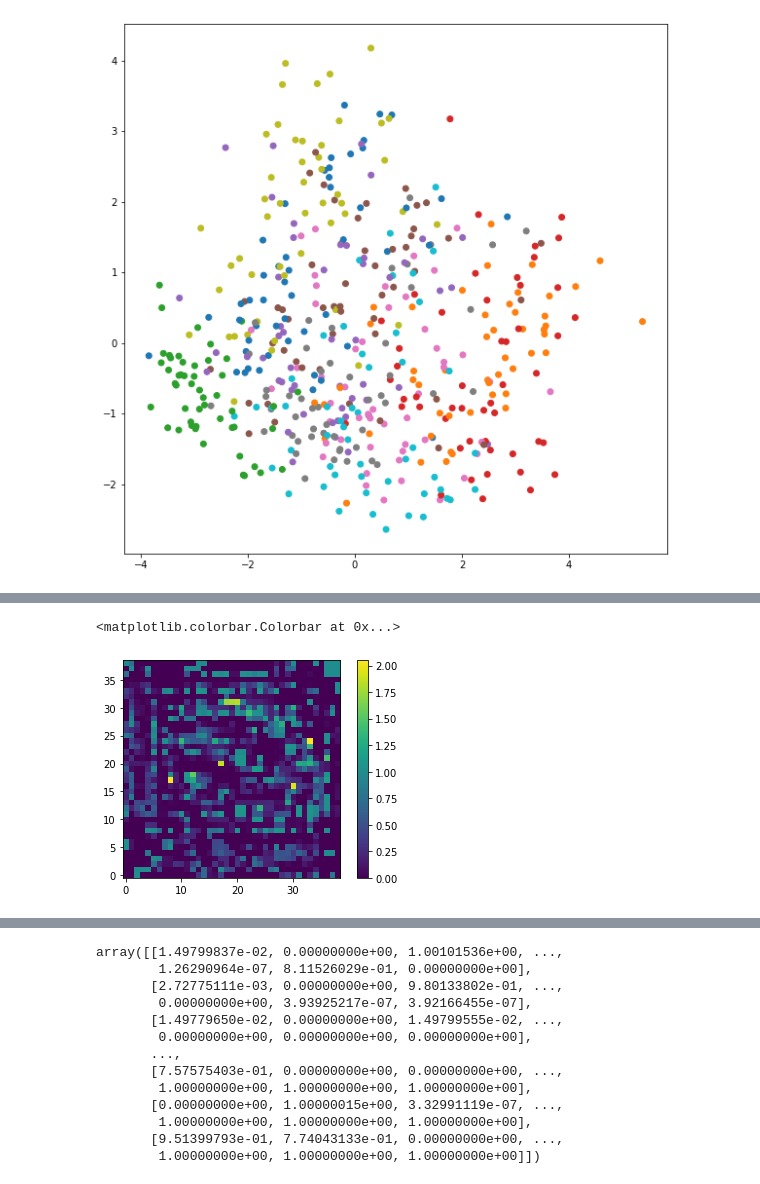
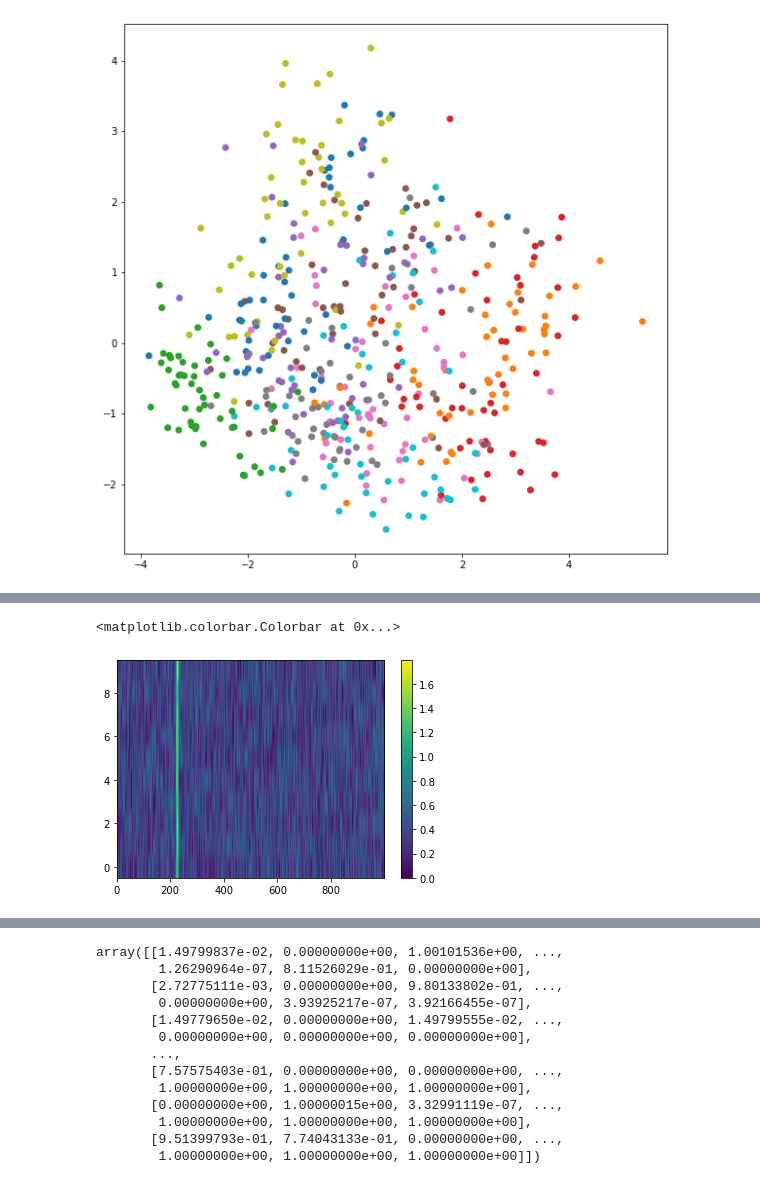
Before and after one commit to JetBrains-Research/mads, a Jupyter notebook: log/analytics.ipynb, the cells around one changed output, grey strips where cells are left out. Drawn from its saved outputs; the diff is of its cells as text; code cells hidden in the pictures.

```diff
--- a/log/analytics.ipynb
+++ b/log/analytics.ipynb
@@ -61,3 +51,8 @@ from sklearn.manifold import TSNE
 # %%
-weights1to2 = np.fromfile('latest///synapse1to2_weights.txt', sep='\n').reshape(169,9)
-weights2to3 = np.fromfile('latest//synapse2to3_weights.txt', sep='\n').reshape(169, 25)
+weights1to2 = np.fromfile('excInhib//synapse3to2_weights.txt', sep='\n').reshape(100,99)
+# weights2to3 = np.fromfile('excInhib//synapse2to3_weights.txt', sep='\n').reshape(169, 25)
+# %%
+weights1to2_fixed = np.zeros((100,100))
+
+for i in range(100):
+    weights1to2_fixed[i] = np.insert(weights1to2[i], i, 0.0)
@@ -64,6 +64,6 @@ weights2to3 = np.fromfile('latest//synapse2to3_weights.txt', sep='\n').reshape(1
 # %%
-plt.imshow(get_2d_input_weights(weights1to2), origin='lower')
+plt.imshow(get_2d_input_weights(weights1to2_fixed), origin='lower', aspect='auto')
 plt.colorbar()
 # %% [output]
 <matplotlib.colorbar.Colorbar at 0x...>
-[figure, old version]
+[figure, new version]
```
Also changed, not shown: parts of 12 cells of this notebook, 7 other files.
